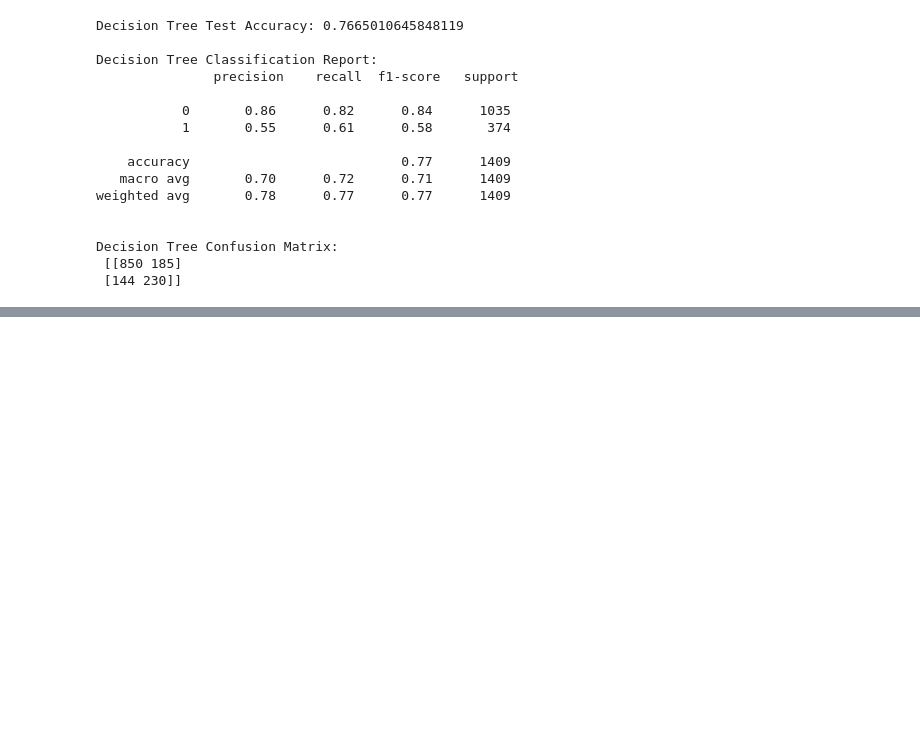
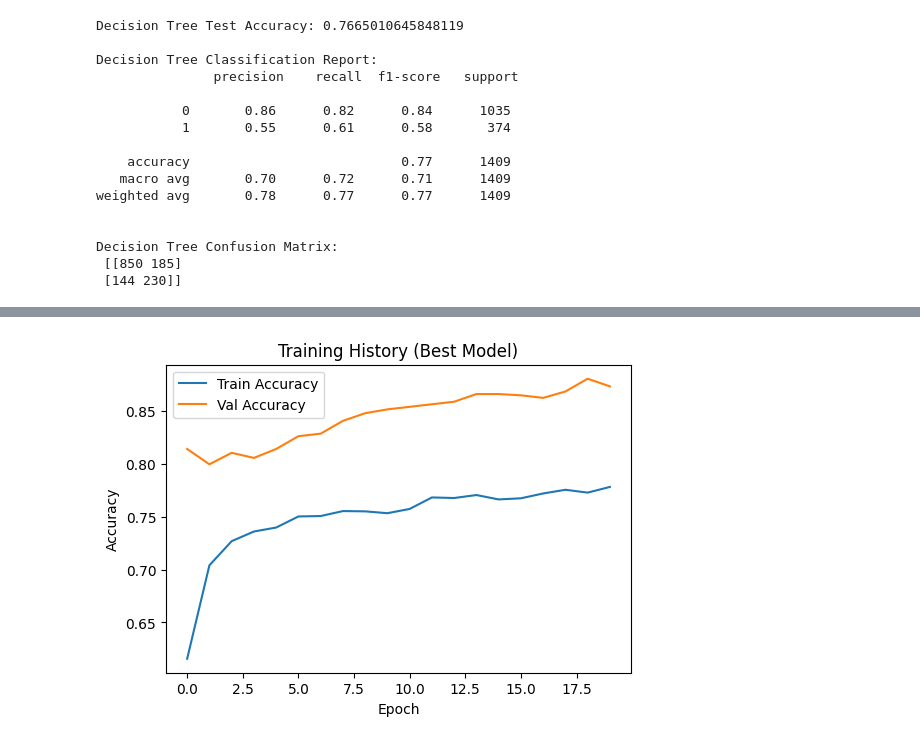
Before and after one commit to viduliyanage7/ML-CW, a Jupyter notebook: cw.ipynb, the cells around one changed output, grey strips where cells are left out. Cells and saved outputs as stored; diff of their text form; code cells hidden in the pictures; blank space fills up the shorter version.

```diff
--- a/cw.ipynb
+++ b/cw.ipynb
@@ -29,7 +141,7 @@ dtype: float64
 import numpy as np
 df['TotalCharges'] = df['TotalCharges'].replace(" ", np.nan)
 df['TotalCharges'] = df['TotalCharges'].astype(float)
-df['TotalCharges'] = df['TotalCharges'].fillna(df['TotalCharges'].mean())
+df['TotalCharges'] = df['TotalCharges'].fillna(df['TotalCharges'].median())
 # %%
 #remove unwanted columns
 X = df.drop(columns=['customerID', 'Churn'])
@@ -191,3 +331,13 @@ model.compile(
+# %%
+tuner = kt.Hyperband(
+    build_model,
+    objective=kt.Objective('val_auc', direction='max'),
+    max_epochs=20,
+    factor=3,
+    directory='kt_dir',
+    project_name='nn_tuning',
+    overwrite=True
+)
 # %%
 early_stopping = keras.callbacks.EarlyStopping(
     monitor='val_auc',
@@ -253,0 +364,12 @@ Confusion Matrix:
+# %%
+best_hps = tuner.get_best_hyperparameters(num_trials=1)[0]
+
+print(f"""
+The hyperparameter search is complete.
+The optimal number of units in layer 1 is {best_hps.get('units_1')}.
+The optimal number of units in layer 2 is {best_hps.get('units_2')}.
+The optimal number of units in layer 3 is {best_hps.get('units_3')}.
+The optimal dropout rate in layer 1 is {best_hps.get('dropout_1')}.
+The optimal dropout rate in layer 2 is {best_hps.get('dropout_2')}.
+The optimal learning rate is {best_hps.get('learning_rate')}.
+""")
@@ -253,0 +384,11 @@ Confusion Matrix:
+# %%
+best_model = tuner.hypermodel.build(best_hps)
+
+history = best_model.fit(
+    X_train_scaled,
+    y_train_res,
+    epochs=20,
+    batch_size=32,
+    validation_split=0.1,
+    verbose=1
+)
@@ -253,0 +431,11 @@ Confusion Matrix:
+# %%
+plt.figure(figsize=(6, 4))
+plt.plot(history.history['accuracy'], label='Train Accuracy')
+plt.plot(history.history['val_accuracy'], label='Val Accuracy')
+plt.xlabel('Epoch')
+plt.ylabel('Accuracy')
+plt.title('Training History (Best Model)')
+plt.legend()
+plt.show()
+# %% [output]
+[figure, added]
```
Also changed, not shown: parts of 20 cells of this notebook.
